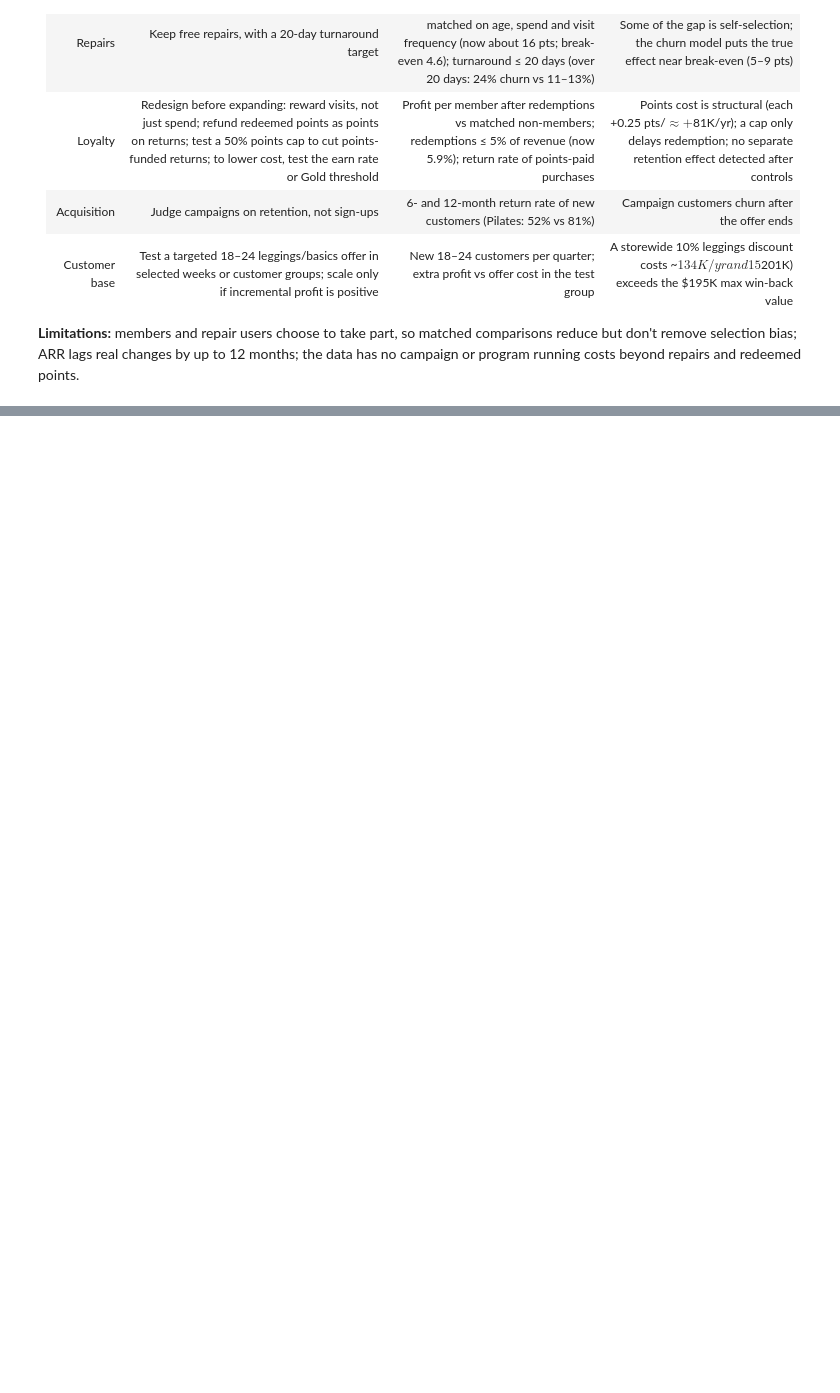
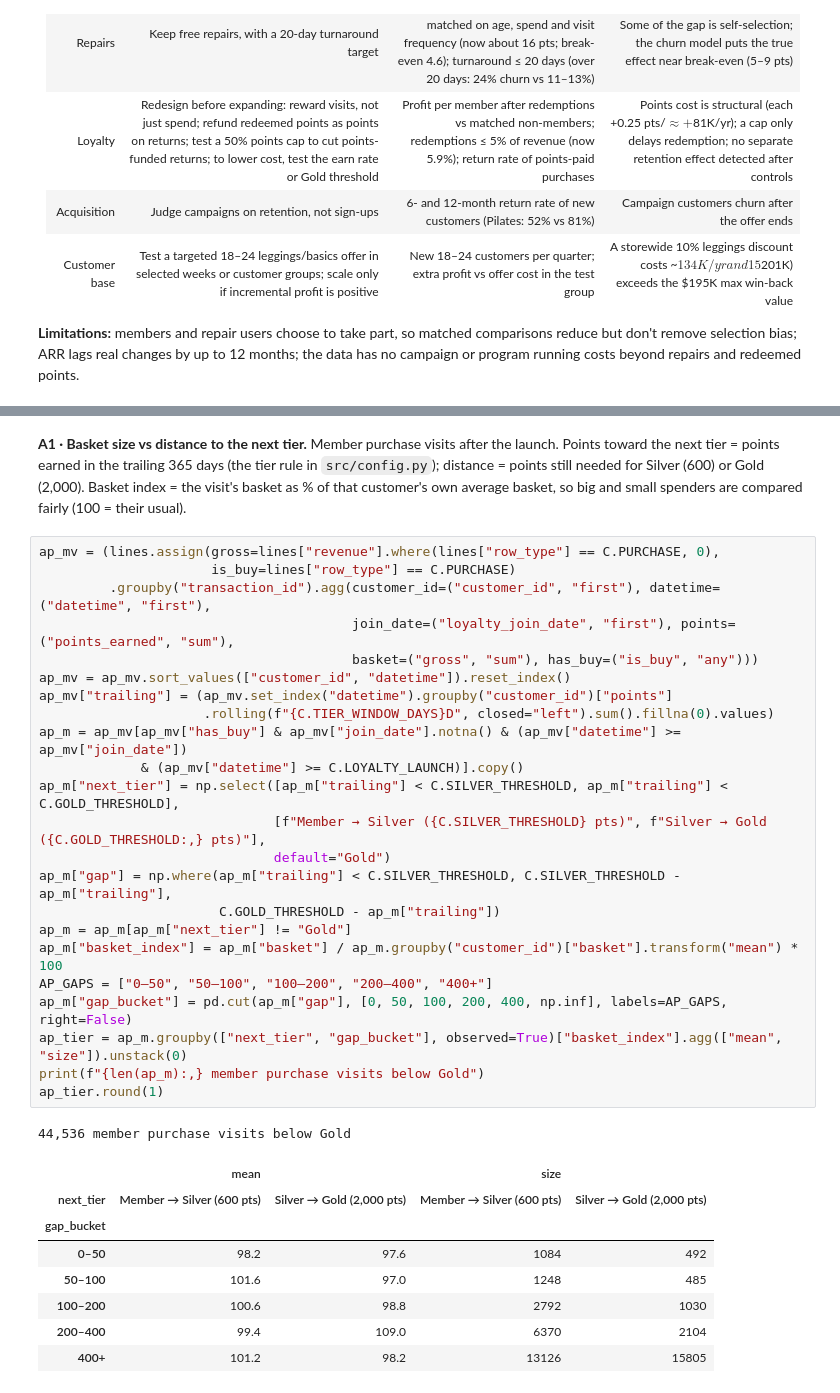
Before and after one commit to rchicoin/DATATHON2026, a Jupyter notebook: summary.ipynb, the cells around one changed output, grey strips where cells are left out. Drawn from its saved outputs; the diff is of its cells as text; blank space fills up the shorter version.

```diff
--- a/summary.ipynb
+++ b/summary.ipynb
@@ -1167,0 +1190,38 @@ beyond repairs and redeemed points.
+# %% [markdown]
+**A1 · Basket size vs distance to the next tier.** Member purchase visits after the launch. Points toward the next
+tier = points earned in the trailing 365 days (the tier rule in `src/config.py`); distance = points still needed for
+Silver (600) or Gold (2,000). Basket index = the visit's basket as % of that customer's own average basket, so
+big and small spenders are compared fairly (100 = their usual).
+# %%
+ap_mv = (lines.assign(gross=lines["revenue"].where(lines["row_type"] == C.PURCHASE, 0),
+                      is_buy=lines["row_type"] == C.PURCHASE)
+         .groupby("transaction_id").agg(customer_id=("customer_id", "first"), datetime=("datetime", "first"),
+                                        join_date=("loyalty_join_date", "first"), points=("points_earned", "sum"),
+                                        basket=("gross", "sum"), has_buy=("is_buy", "any")))
+ap_mv = ap_mv.sort_values(["customer_id", "datetime"]).reset_index()
+ap_mv["trailing"] = (ap_mv.set_index("datetime").groupby("customer_id")["points"]
+                     .rolling(f"{C.TIER_WINDOW_DAYS}D", closed="left").sum().fillna(0).values)
+ap_m = ap_mv[ap_mv["has_buy"] & ap_mv["join_date"].notna() & (ap_mv["datetime"] >= ap_mv["join_date"])
+             & (ap_mv["datetime"] >= C.LOYALTY_LAUNCH)].copy()
+ap_m["next_tier"] = np.select([ap_m["trailing"] < C.SILVER_THRESHOLD, ap_m["trailing"] < C.GOLD_THRESHOLD],
+                              [f"Member → Silver ({C.SILVER_THRESHOLD} pts)", f"Silver → Gold ({C.GOLD_THRESHOLD:,} pts)"],
+                              default="Gold")
+ap_m["gap"] = np.where(ap_m["trailing"] < C.SILVER_THRESHOLD, C.SILVER_THRESHOLD - ap_m["trailing"],
+                       C.GOLD_THRESHOLD - ap_m["trailing"])
+ap_m = ap_m[ap_m["next_tier"] != "Gold"]
+ap_m["basket_index"] = ap_m["basket"] / ap_m.groupby("customer_id")["basket"].transform("mean") * 100
+AP_GAPS = ["0–50", "50–100", "100–200", "200–400", "400+"]
+ap_m["gap_bucket"] = pd.cut(ap_m["gap"], [0, 50, 100, 200, 400, np.inf], labels=AP_GAPS, right=False)
+ap_tier = ap_m.groupby(["next_tier", "gap_bucket"], observed=True)["basket_index"].agg(["mean", "size"]).unstack(0)
+print(f"{len(ap_m):,} member purchase visits below Gold")
+ap_tier.round(1)
+# %% [output]
+44,536 member purchase visits below Gold
+|  | mean |  | size |  |
+| next_tier | Member → Silver (600 pts) | Silver → Gold (2,000 pts) | Member → Silver (600 pts) | Silver → Gold (2,000 pts) |
+| gap_bucket |  |  |  |  |
+| 0–50 | 98.2 | 97.6 | 1084 | 492 |
+| 50–100 | 101.6 | 97.0 | 1248 | 485 |
+| 100–200 | 100.6 | 98.8 | 2792 | 1030 |
+| 200–400 | 99.4 | 109.0 | 6370 | 2104 |
+| 400+ | 101.2 | 98.2 | 13126 | 15805 |
```
Also changed, not shown: parts of 7 cells of this notebook, 6 other files.
